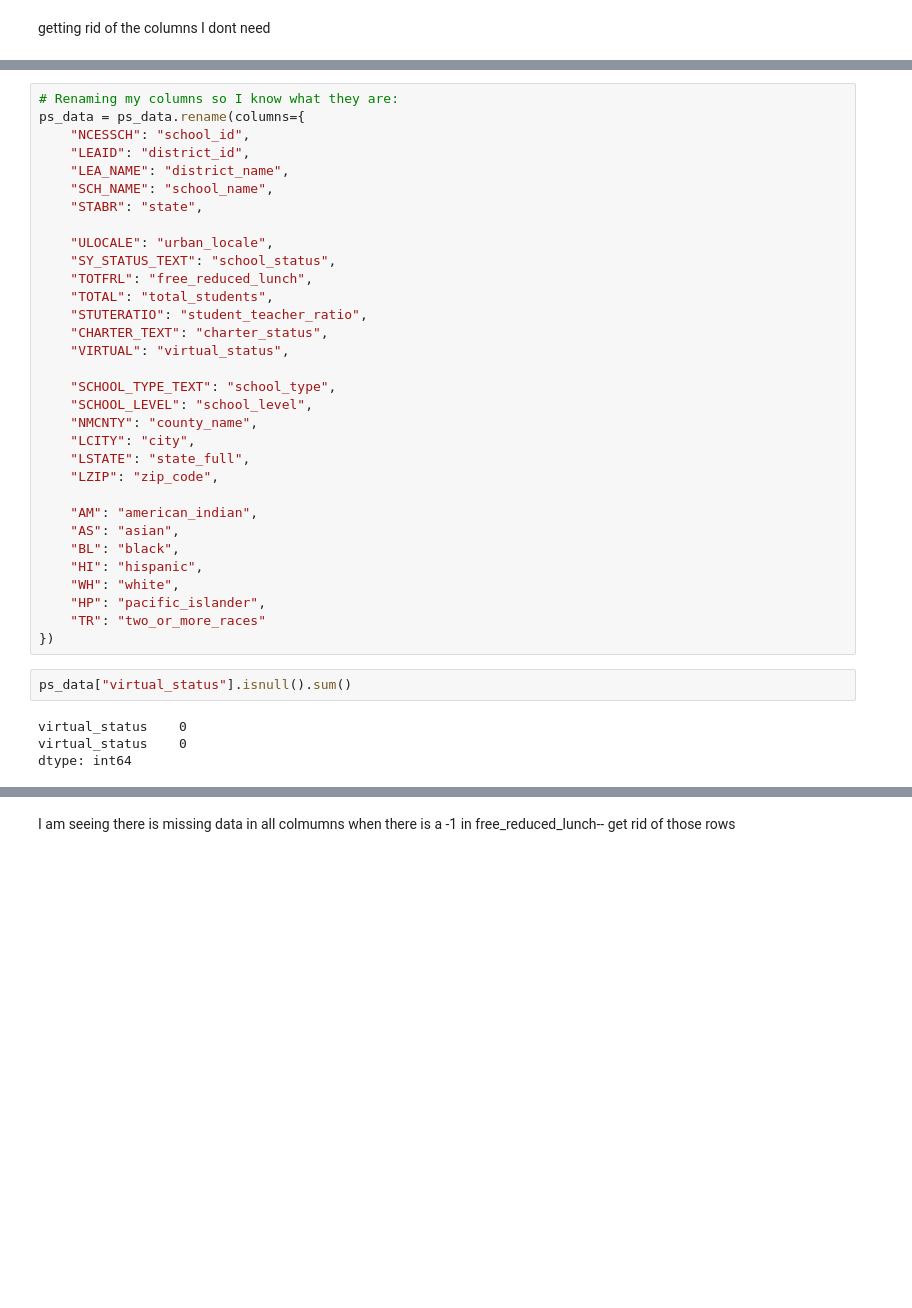
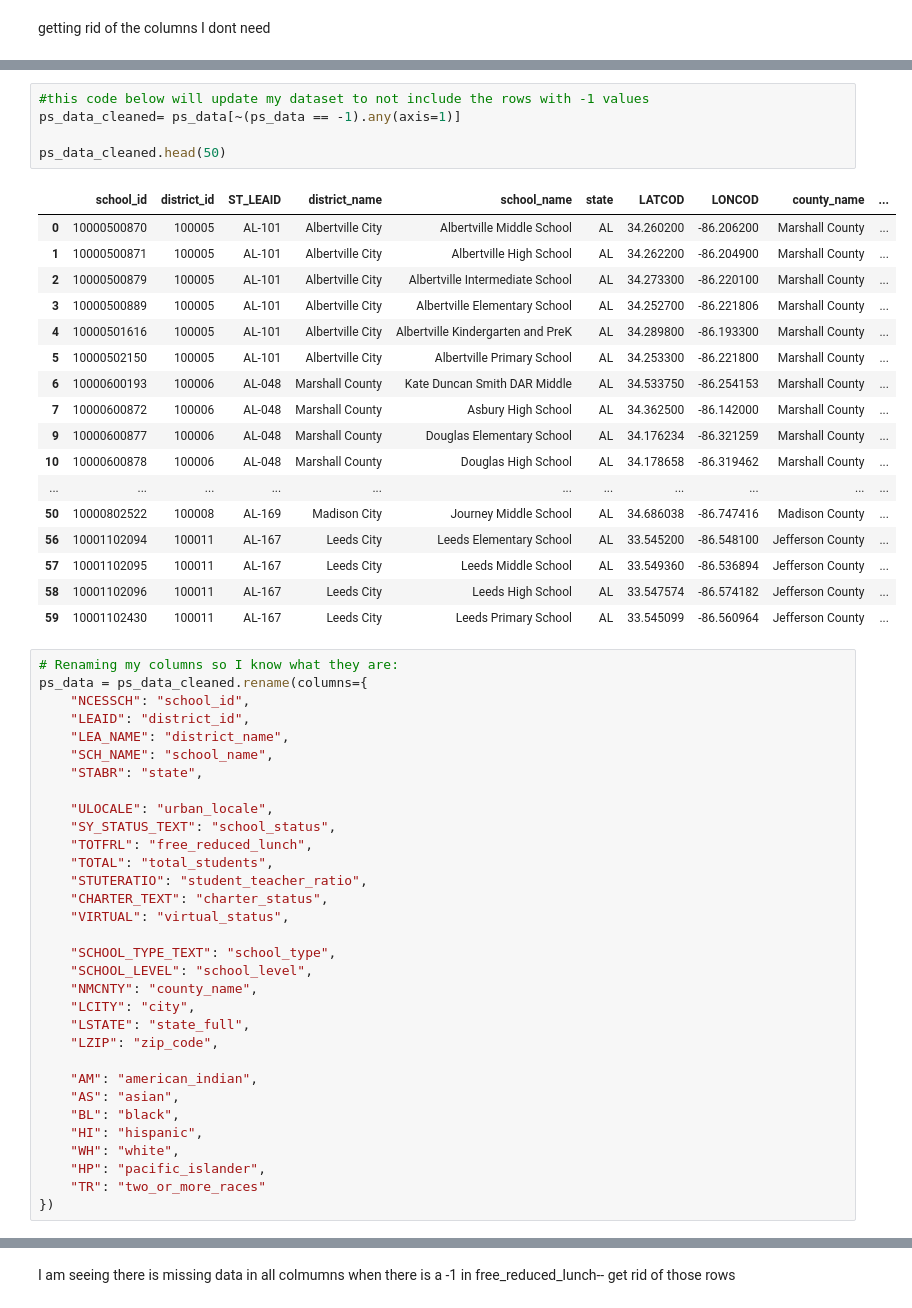
Before and after one commit to remideso/DATA-200, a Jupyter notebook: Assignment 1.ipynb, the cells around one changed output, grey strips where cells are left out. Saved outputs shown, nothing was run; the diff lists cells and outputs as text; blank space fills up the shorter version.

```diff
--- a/Assignment 1.ipynb
+++ b/Assignment 1.ipynb
@@ -285,6 +300,29 @@ print(non_op[['SCH_NAME','STATUS']].head())
+# %%
+#this code below will update my dataset to not include the rows with -1 values
+ps_data_cleaned= ps_data[~(ps_data == -1).any(axis=1)]
+
+ps_data_cleaned.head(50)
+# %% [output]
+|  | school_id | district_id | ST_LEAID | district_name | school_name | state | LATCOD | LONCOD | county_name | ... |
+| 0 | 10000500870 | 100005 | AL-101 | Albertville City | Albertville Middle School | AL | 34.260200 | -86.206200 | Marshall County | ... |
+| 1 | 10000500871 | 100005 | AL-101 | Albertville City | Albertville High School | AL | 34.262200 | -86.204900 | Marshall County | ... |
+| 2 | 10000500879 | 100005 | AL-101 | Albertville City | Albertville Intermediate School | AL | 34.273300 | -86.220100 | Marshall County | ... |
+| 3 | 10000500889 | 100005 | AL-101 | Albertville City | Albertville Elementary School | AL | 34.252700 | -86.221806 | Marshall County | ... |
+| 4 | 10000501616 | 100005 | AL-101 | Albertville City | Albertville Kindergarten and PreK | AL | 34.289800 | -86.193300 | Marshall County | ... |
+| 5 | 10000502150 | 100005 | AL-101 | Albertville City | Albertville Primary School | AL | 34.253300 | -86.221800 | Marshall County | ... |
+| 6 | 10000600193 | 100006 | AL-048 | Marshall County | Kate Duncan Smith DAR Middle | AL | 34.533750 | -86.254153 | Marshall County | ... |
+| 7 | 10000600872 | 100006 | AL-048 | Marshall County | Asbury High School | AL | 34.362500 | -86.142000 | Marshall County | ... |
+| 9 | 10000600877 | 100006 | AL-048 | Marshall County | Douglas Elementary School | AL | 34.176234 | -86.321259 | Marshall County | ... |
+| 10 | 10000600878 | 100006 | AL-048 | Marshall County | Douglas High School | AL | 34.178658 | -86.319462 | Marshall County | ... |
+| ... | ... | ... | ... | ... | ... | ... | ... | ... | ... | ... |
+| 50 | 10000802522 | 100008 | AL-169 | Madison City | Journey Middle School | AL | 34.686038 | -86.747416 | Madison County | ... |
+| 56 | 10001102094 | 100011 | AL-167 | Leeds City | Leeds Elementary School | AL | 33.545200 | -86.548100 | Jefferson County | ... |
+| 57 | 10001102095 | 100011 | AL-167 | Leeds City | Leeds Middle School | AL | 33.549360 | -86.536894 | Jefferson County | ... |
+| 58 | 10001102096 | 100011 | AL-167 | Leeds City | Leeds High School | AL | 33.547574 | -86.574182 | Jefferson County | ... |
+| 59 | 10001102430 | 100011 | AL-167 | Leeds City | Leeds Primary School | AL | 33.545099 | -86.560964 | Jefferson County | ... |
 # %%
 # Renaming my columns so I know what they are:
-ps_data = ps_data.rename(columns={
+ps_data = ps_data_cleaned.rename(columns={
     "NCESSCH": "school_id",
     "LEAID": "district_id",
     "LEA_NAME": "district_name",
@@ -314,9 +352,3 @@ ps_data = ps_data.rename(columns={
     "HP": "pacific_islander",
     "TR": "two_or_more_races"
 })
-# %%
-ps_data["virtual_status"].isnull().sum()
-# %% [output]
-virtual_status    0
-virtual_status    0
-dtype: int64
```
Also changed, not shown: parts of 16 cells of this notebook.
